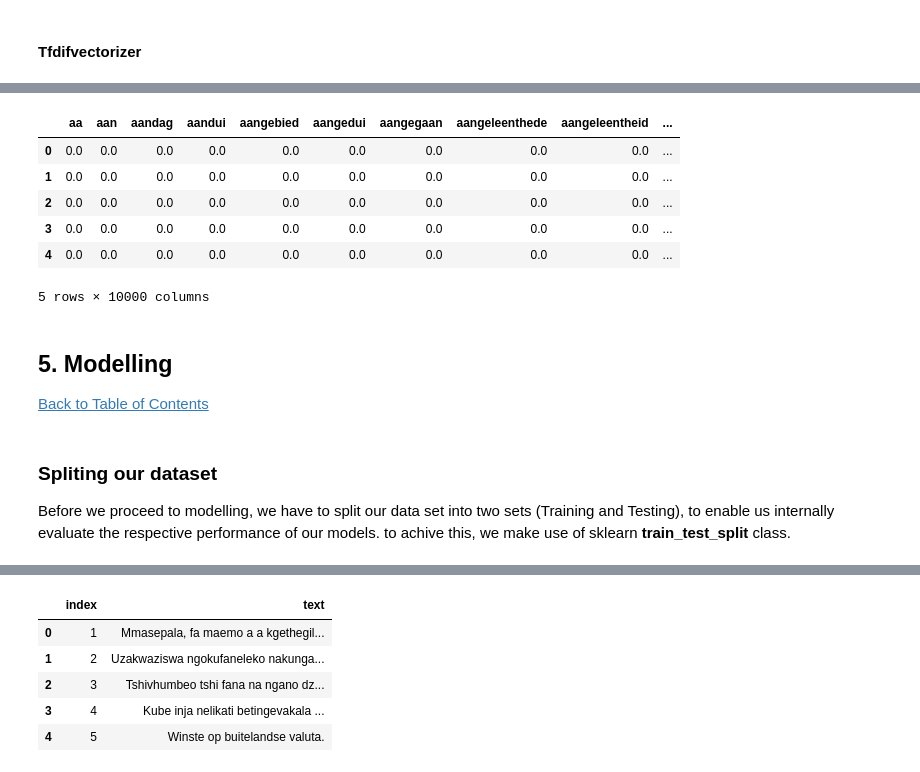
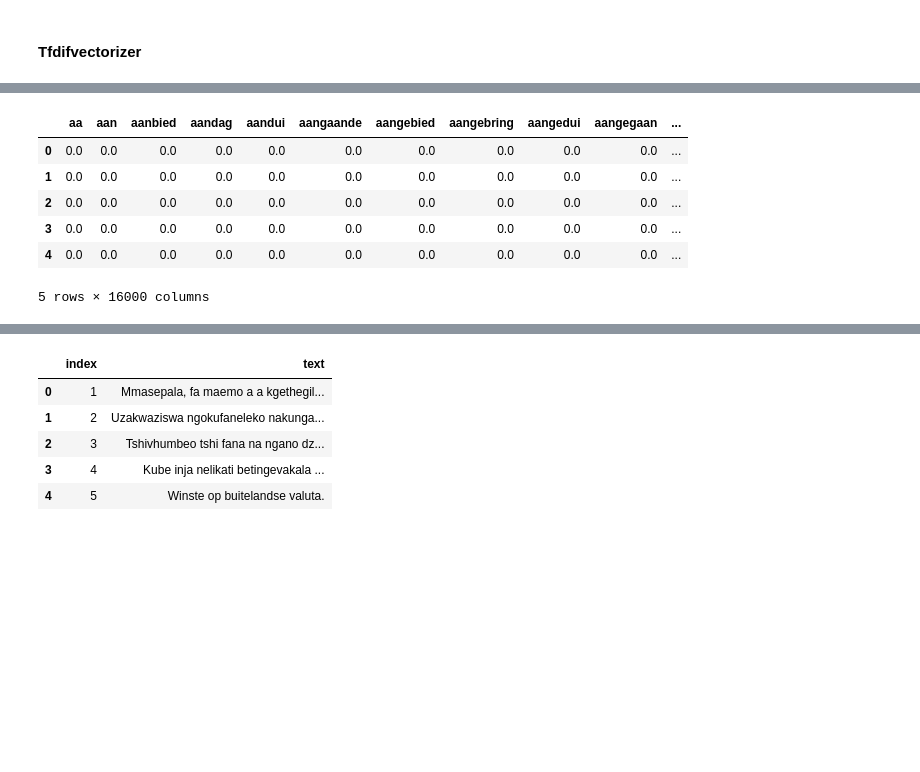
Before and after one commit to WinfredM/winfred, a Jupyter notebook: Language_Identification_Classification_Hachathon_Winfred_Mutinda.ipynb, the cells around one changed output, grey strips where cells are left out. Cells and saved outputs as stored; diff of their text form; code cells hidden in the pictures; blank space fills up the shorter version.

```diff
--- a/Language_Identification_Classification_Hachathon_Winfred_Mutinda.ipynb
+++ b/Language_Identification_Classification_Hachathon_Winfred_Mutinda.ipynb
@@ -344,9 +352,9 @@ The **hyperparameters** that we shall be tunning for these work are:
 # %% [markdown]
 #### Tfdifvectorizer
 # %%
-tfidf = TfidfVectorizer(max_features = 10000 , max_df=0.7)
+tfidf = TfidfVectorizer(max_features = 16000 , max_df=0.8)
 # %%
 # Transform the text column
-X_count = tfidf.fit_transform(new_df_train['text'].values.astype(str))
-X_count.shape
+X_count = tfidf.fit_transform(new_df_train['text']).toarray()
+print(X_count.shape)
 # %% [output]
@@ -377,20 +362,12 @@ array([[0., 0., 0., ..., 0., 0., 0.],
 # %%
-df1 = pd.DataFrame(data=X_count.toarray(),columns = tfidf.get_feature_names())
-df1.head()
+# Viewing the dataframe
+Training = pd.DataFrame(X_count, columns=tfidf.get_feature_names())
+Training.head()
 # %% [output]
-|  | aa | aan | aandag | aandui | aangebied | aangedui | aangegaan | aangeleenthede | aangeleentheid | ... |
-| 0 | 0.0 | 0.0 | 0.0 | 0.0 | 0.0 | 0.0 | 0.0 | 0.0 | 0.0 | ... |
-| 1 | 0.0 | 0.0 | 0.0 | 0.0 | 0.0 | 0.0 | 0.0 | 0.0 | 0.0 | ... |
-| 2 | 0.0 | 0.0 | 0.0 | 0.0 | 0.0 | 0.0 | 0.0 | 0.0 | 0.0 | ... |
-| 3 | 0.0 | 0.0 | 0.0 | 0.0 | 0.0 | 0.0 | 0.0 | 0.0 | 0.0 | ... |
-| 4 | 0.0 | 0.0 | 0.0 | 0.0 | 0.0 | 0.0 | 0.0 | 0.0 | 0.0 | ... |
+|  | aa | aan | aanbied | aandag | aandui | aangaande | aangebied | aangebring | aangedui | aangegaan | ... |
+| 0 | 0.0 | 0.0 | 0.0 | 0.0 | 0.0 | 0.0 | 0.0 | 0.0 | 0.0 | 0.0 | ... |
+| 1 | 0.0 | 0.0 | 0.0 | 0.0 | 0.0 | 0.0 | 0.0 | 0.0 | 0.0 | 0.0 | ... |
+| 2 | 0.0 | 0.0 | 0.0 | 0.0 | 0.0 | 0.0 | 0.0 | 0.0 | 0.0 | 0.0 | ... |
+| 3 | 0.0 | 0.0 | 0.0 | 0.0 | 0.0 | 0.0 | 0.0 | 0.0 | 0.0 | 0.0 | ... |
+| 4 | 0.0 | 0.0 | 0.0 | 0.0 | 0.0 | 0.0 | 0.0 | 0.0 | 0.0 | 0.0 | ... |
-5 rows × 10000 columns
+5 rows × 16000 columns
-# %% [markdown]
-<a id="five"></a>
-## 5. Modelling
-<a class="anchor" id="1.1"></a>
-<a href=#cont>Back to Table of Contents</a>
-# %% [markdown]
-### Spliting our dataset
-
-Before we proceed to modelling, we have to split our data set into two sets (Training and Testing), to enable us internally evaluate the respective performance of our models. to achive this, we make use of sklearn **train_test_split** class.
```
Also changed, not shown: parts of 81 cells of this notebook.
